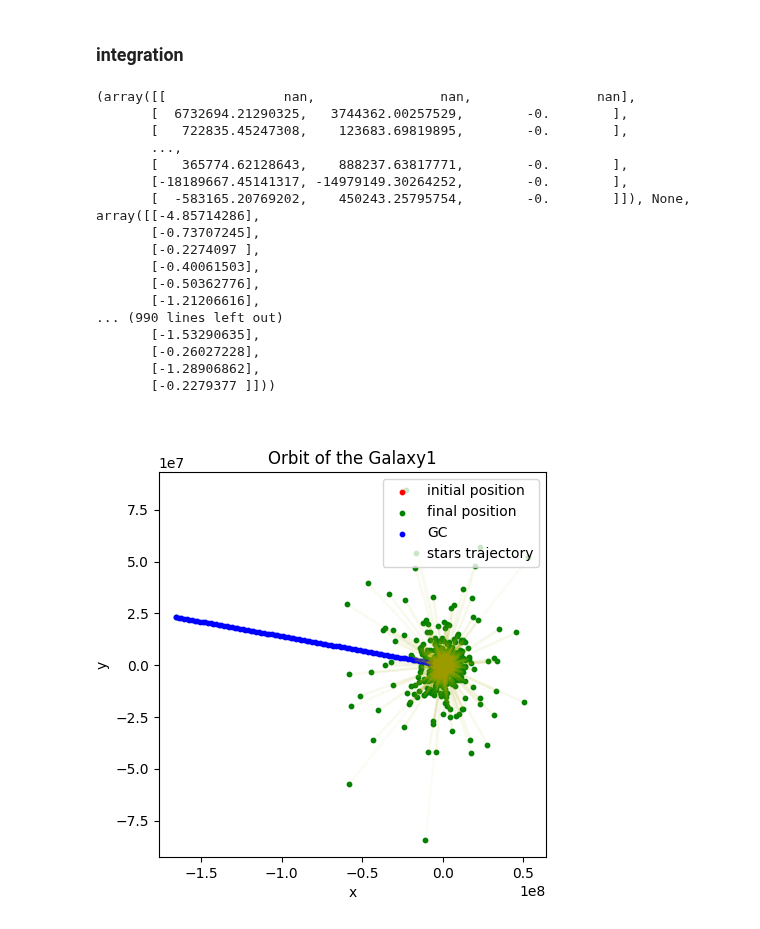
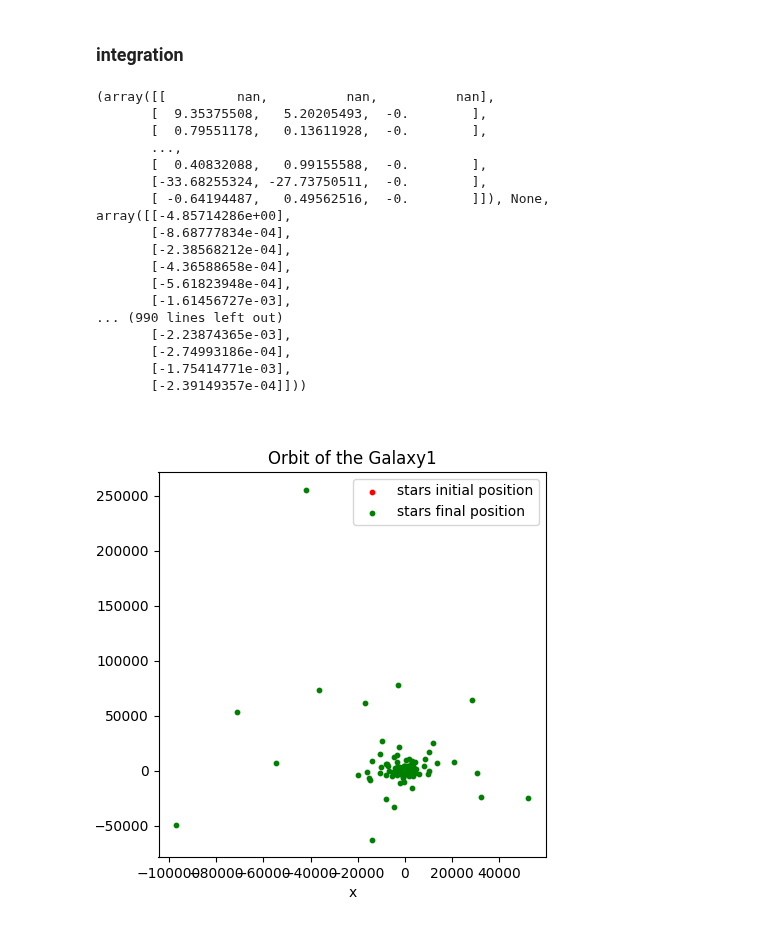
Before and after one commit to giadaaggio/compastro_23, a Jupyter notebook: GAMALOS/potential_trials.ipynb, the cells around one changed output. Cells and saved outputs as stored; diff of their text form; code cells hidden in the pictures.

```diff
--- a/GAMALOS/potential_trials.ipynb
+++ b/GAMALOS/potential_trials.ipynb
@@ -144,15 +148,15 @@ class Hernquist2(Potential_Base):
         Lscale = 1e3                                    # length scale
         nu = Nbody_units(M=Mscale, L=Lscale)            # create the unit system
 
-        pos_phy = nu.pos_to_physical(Galaxy1.pos)       # convert positions to physical units
-        vel_phy = nu.vel_to_physical(Galaxy1.vel)       # convert velocities to physical units
-        mass_phy = nu.m_to_physical(Galaxy1.mass)       # convert masses to physical units
-        Galaxy1_phy = Particles(pos_phy, vel_phy, mass_phy)     # create the physical galaxy
+        pos_phy = nu.pos_to_physical(particles.pos)             # convert positions to physical units
+        vel_phy = nu.vel_to_physical(particles.vel)             # convert velocities to physical units
+        mass_phy = nu.m_to_physical(particles.mass)             # convert masses to physical units
+        particles_phys = Particles(pos_phy, vel_phy, mass_phy)     # create the physical galaxy
 
         # then i can calculate the acceleration and the potential
-        r  = particles.radius()
+        r  = particles_phys.radius()
         reff = r+self.a
-        acc = -self.Mass / (reff * reff) * (particles.pos/r)
+        acc = -self.Mass / (reff * reff) * (particles_phys.pos/r)
         pot = -self.Mass/reff
 
         # and finally i can convert everything back to n-body units
@@ -252,23 +261,23 @@ extacc = pot.acceleration(Galaxy1, 0.)
 print(extacc)
 # Calculate acceleration and potential using the potential instance
 # %% [output]
-(array([[               nan,                nan,                nan],
-       [  6732694.21290325,   3744362.00257529,        -0.        ],
-       [   722835.45247308,    123683.69819895,        -0.        ],
+(array([[         nan,          nan,          nan],
+       [  9.35375508,   5.20205493,  -0.        ],
+       [  0.79551178,   0.13611928,  -0.        ],
        ...,
-       [   365774.62128643,    888237.63817771,        -0.        ],
-       [-18189667.45141317, -14979149.30264252,        -0.        ],
-       [  -583165.20769202,    450243.25795754,        -0.        ]]), None, array([[-4.85714286],
-       [-0.73707245],
-       [-0.2274097 ],
-       [-0.40061503],
-       [-0.50362776],
-       [-1.21206616],
+       [  0.40832088,   0.99155588,  -0.        ],
+       [-33.68255324, -27.73750511,  -0.        ],
+       [ -0.64194487,   0.49562516,  -0.        ]]), None, array([[-4.85714286e+00],
+       [-8.68777834e-04],
+       [-2.38568212e-04],
+       [-4.36588658e-04],
+       [-5.61823948e-04],
+       [-1.61456727e-03],
 ... (990 lines left out)
-       [-1.53290635],
-       [-0.26027228],
-       [-1.28906862],
-       [-0.2279377 ]]))
+       [-2.23874365e-03],
+       [-2.74993186e-04],
+       [-1.75414771e-03],
+       [-2.39149357e-04]]))
 # %%
 t0 = 0.                         # initial time
 tsimulation = 10                # time of simulation (one period)
@@ -281,14 +290,16 @@ path, velocity, time = integration_leapfrog(Galaxy1_test, h, tsimulation, t0, 0)
 # %%
 #let us make a plot
 plt.figure(figsize=(5,5))
-plt.scatter(path[0,:,0], path[0,:,1], s=10, color='r', label='initial position', zorder=1)
-plt.scatter(path[-1,:,0], path[-1,:,1], s=10, color='g', label='final position', zorder=1)
-plt.scatter(path[:,0,0], path[:,0,1], s=10, color='b', label='GC', zorder=1)
-plt.scatter(path[:,1:,0], path[:,1:,1], s=0.05, color='y', label='stars trajectory', alpha=0.1)
+plt.scatter(path[0,1:,0], path[0,1:,1], s=10, color='r', label='stars initial position', zorder=1)
+plt.scatter(path[-1,1:,0], path[-1,1:,1], s=10, color='g', label='stars final position', zorder=1)
+#plt.scatter(path[:,1:,0], path[:,1:,1], s=0.05, color='y', label='stars trajectory', alpha=0.1)
+#plt.scatter(path[:,0,0], path[:,0,1], s=1, color='b', label='GC', zorder=1)
+#plt.scatter(path[0,0,0], path[0,0,1], s=10, color='b', label='GC initial position', zorder=1)
+#plt.scatter(path[-1,0,0], path[-1,0,1], s=10, color='lightblue', label='GC final position', zorder=1)
 plt.xlabel('x')
 plt.ylabel('y')
 plt.title('Orbit of the Galaxy1')
 plt.legend(loc='upper right')
 plt.show()
 # %% [output]
-[figure, old version]
+[figure, new version]
```
Also changed, not shown: parts of 4 cells of this notebook, 1 other file.
